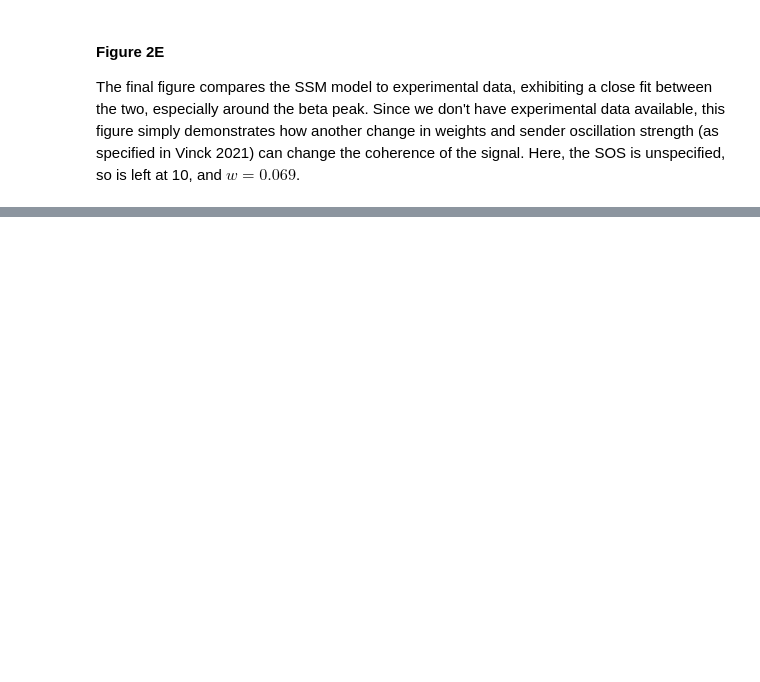
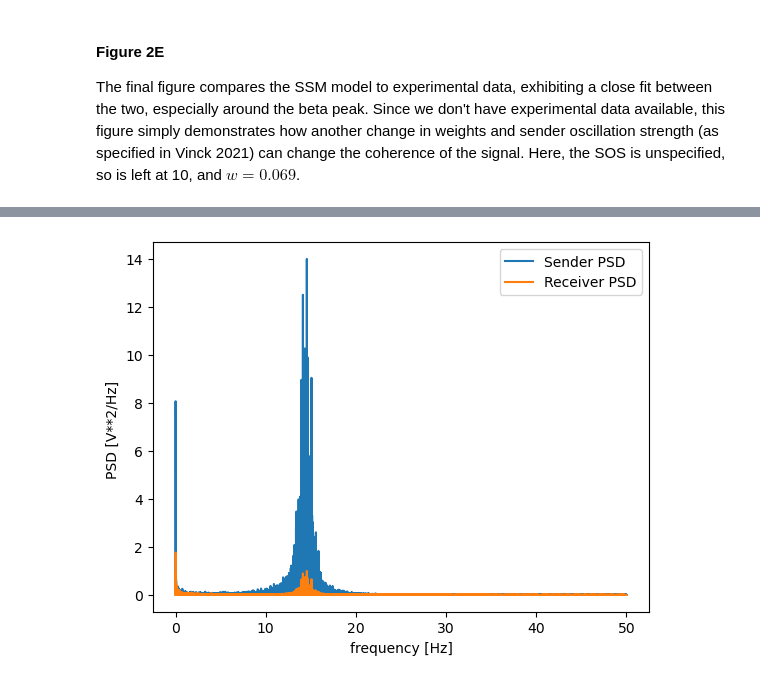
Before and after one commit to cyneuro/neuro_communication, a Jupyter notebook: Vinck2021_SSM_tutorial.ipynb, the cells around one changed output, grey strips where cells are left out. Cells and saved outputs as stored; diff of their text form; code cells hidden in the pictures; blank space fills up the shorter version.

```diff
--- a/Vinck2021_SSM_tutorial.ipynb
+++ b/Vinck2021_SSM_tutorial.ipynb
@@ -466,0 +521,8 @@ plt.show()
+# %%
+# Received signal model. Just added power spectral densities together...
+psd_z2 = psd_noise + w * (psd_signal1 + offset_psd_noise)
+
+# Use sender oscillation strength to find ratio between the signals.
+psd_z1 = sos/max(psd_z1[1000:]) * psd_z1
+psd_z2 = 1/max(psd_z2[1000:]) * psd_z2
+alpha = psd_z1 / psd_z2
@@ -466,0 +540,10 @@ plt.show()
+# %%
+fig, ax = plt.subplots()
+ax.plot(f_signal1, psd_z1, label="Sender PSD")
+ax.plot(f_signal1, psd_z2, label="Receiver PSD")
+ax.set_xlabel('frequency [Hz]')
+ax.set_ylabel('PSD [V**2/Hz] ')
+plt.legend()
+plt.show()
+# %% [output]
+[figure, added]
```
Also changed, not shown: parts of 20 cells of this notebook.
